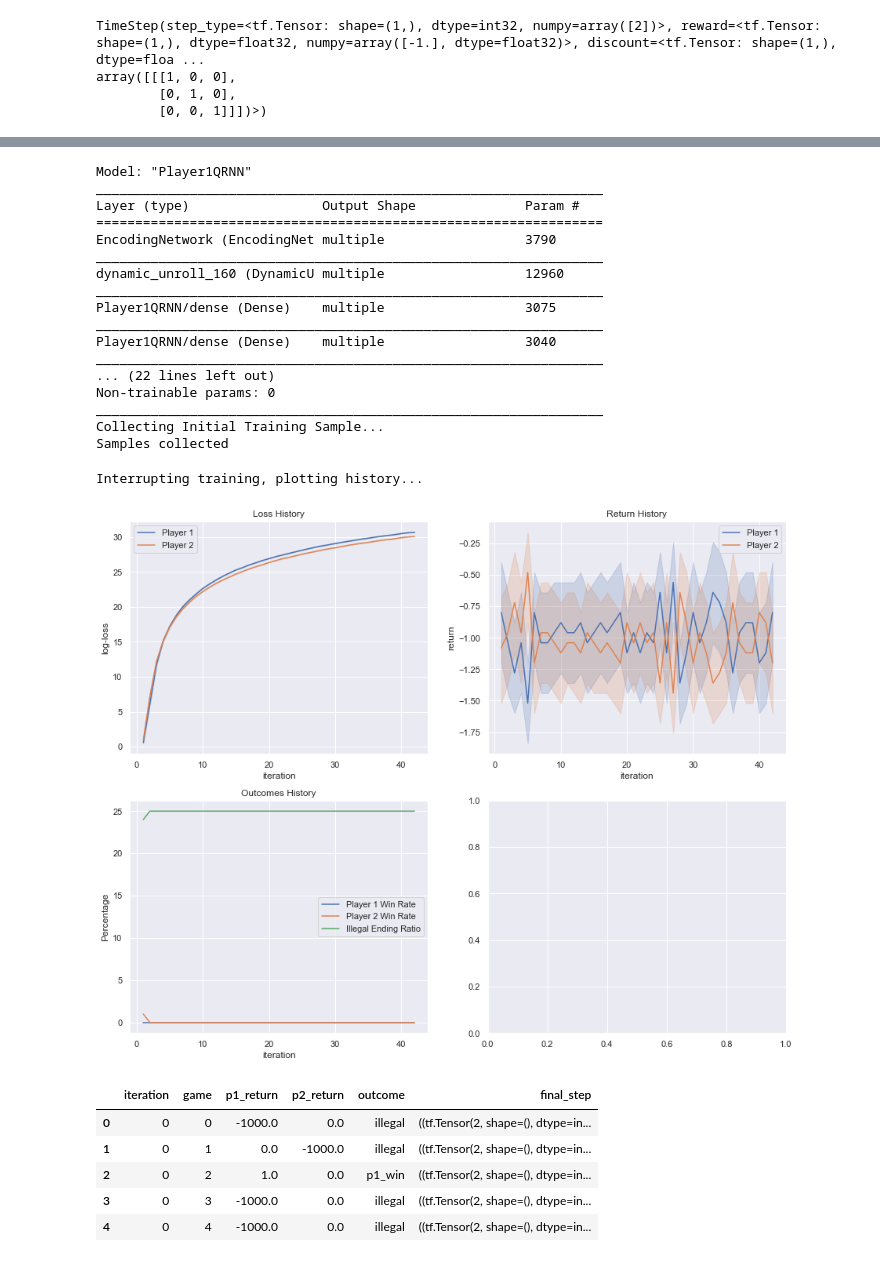
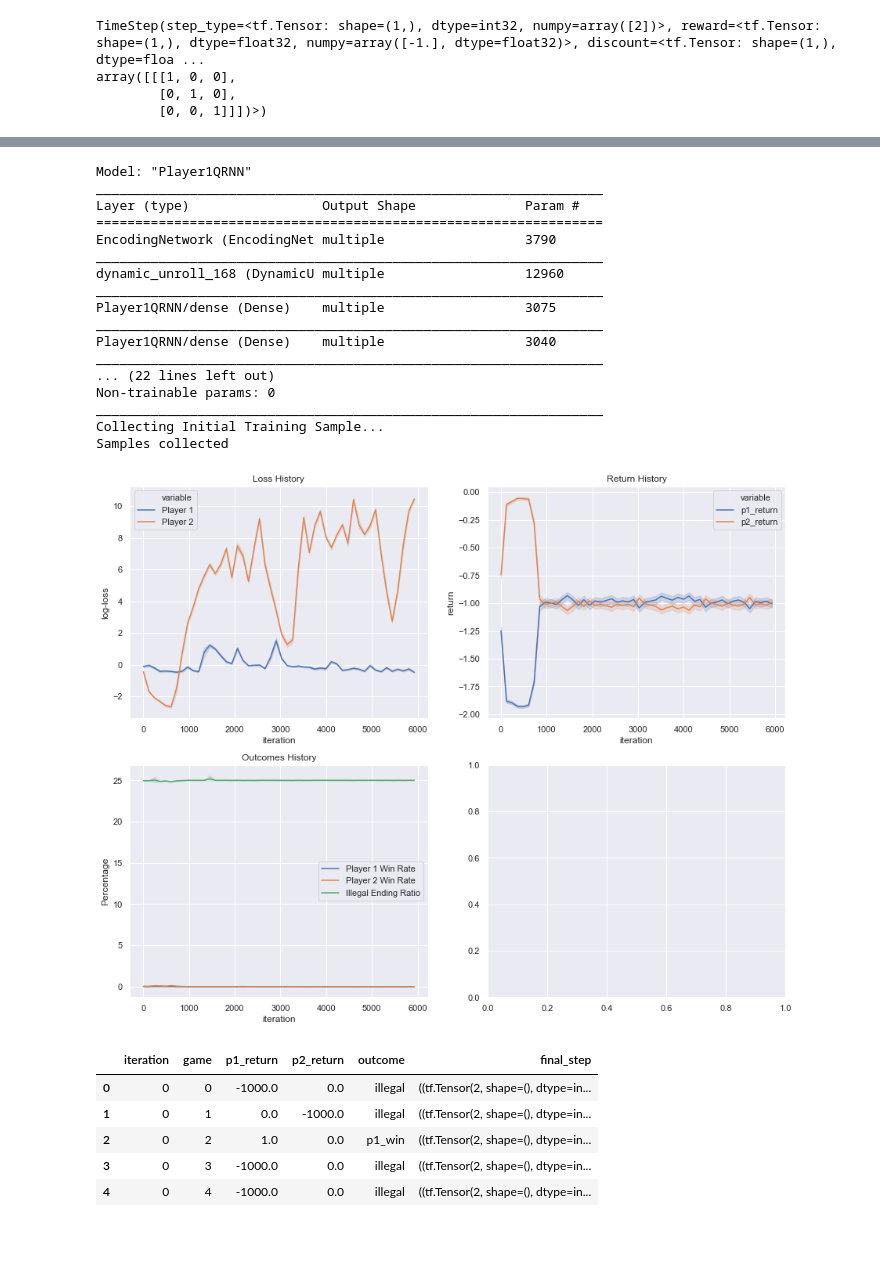
Before and after one commit to DylanCope/Multi-Agent-RL-with-TF, a Jupyter notebook: DMARL with TF-Agents.ipynb, the cells around one changed output, grey strips where cells are left out. Cells and saved outputs as stored; diff of their text form; code cells hidden in the pictures.

```diff
--- a/DMARL with TF-Agents.ipynb
+++ b/DMARL with TF-Agents.ipynb
@@ -113,13 +113,7 @@ class IMAgent(DqnAgent):
         self._training_parallel_calls = training_parallel_calls
         self._training_prefetch_buffer_size = training_prefetch_buffer_size
         self._training_num_steps = training_num_steps
-
-        dataset = self._replay_buffer.as_dataset(
-            num_parallel_calls=training_parallel_calls,
-            sample_batch_size=training_batch_size,
-            num_steps=training_num_steps
-        ).prefetch(training_prefetch_buffer_size)
-
+        self.train = common.function(self.train)
 
     def _build_q_net(self):
         qrnn = QRnnNetwork(input_tensor_spec=self._observation_spec,
@@ -645,11 +615,15 @@ def plot_history():
 
     plt.show()
 # %%
-num_iterations = 2000
+num_iterations = 10000
 initial_collect_episodes = 100
 episodes_per_iteration = 25
-train_steps_per_iteration = 100
-plot_interval = 3
+train_steps_per_iteration = 1
+training_batch_size = 512
+training_num_steps = 2
+replay_buffer_size = 50000
+learning_rate = 1e-3
+plot_interval = 50
 # %%
 iteration = 1
 games = []
@@ -660,10 +634,10 @@ player_1 = IMAgent(
     action_spec = tf_ttt_env.action_spec()['position'],
     action_fn = partial(ttt_action_fn, 1),
     name='Player1',
-    learning_rate = 1e-3,
-    training_batch_size = 64,
-    training_num_steps = 4,
-    replay_buffer_max_length = 50000,
+    learning_rate = learning_rate,
+    training_batch_size = training_batch_size,
+    training_num_steps = training_num_steps,
+    replay_buffer_max_length = replay_buffer_size,
     td_errors_loss_fn=common.element_wise_squared_loss
 )
 
@@ -673,10 +647,10 @@ player_2 = IMAgent(
     action_fn = partial(ttt_action_fn, 2),
     reward_fn = p2_reward_fn,
     name='Player2',
-    learning_rate = 1e-3,
-    training_batch_size = 64,
-    training_num_steps = 4,
-    replay_buffer_max_length = 50000,
+    learning_rate = learning_rate,
+    training_batch_size = training_batch_size,
+    training_num_steps = training_num_steps,
+    replay_buffer_max_length = replay_buffer_size,
     td_errors_loss_fn=common.element_wise_squared_loss
 )
 
@@ -691,7 +665,7 @@ Layer (type)                 Output Shape              Param #
 =================================================================
 EncodingNetwork (EncodingNet multiple                  3790
 _________________________________________________________________
-dynamic_unroll_160 (DynamicU multiple                  12960
+dynamic_unroll_168 (DynamicU multiple                  12960
 _________________________________________________________________
 Player1QRNN/dense (Dense)    multiple                  3075
 _________________________________________________________________
@@ -714,22 +686,23 @@ logger = logging.getLogger('training_info')
 logger.setLevel(logging.CRITICAL)
 # %%
 try:
+    plot_history()
+    clear_output(wait=True)
     while iteration < num_iterations:
         collect_training_data()
         train()
         iteration += 1
         if iteration % plot_interval == 0:
             plot_history()
             clear_output(wait=True)
 
 except KeyboardInterrupt:
     clear_output(wait=True)
     print('Interrupting training, plotting history...')
     plot_history()
     clear_output(wait=True)
 # %% [output]
-Interrupting training, plotting history...
-[figure, old version]
+[figure, new version]
 # %%
 games_data = pd.DataFrame.from_records(games)
 games_data.head()
```
Also changed, not shown: parts of 8 cells of this notebook, 2 other files.
